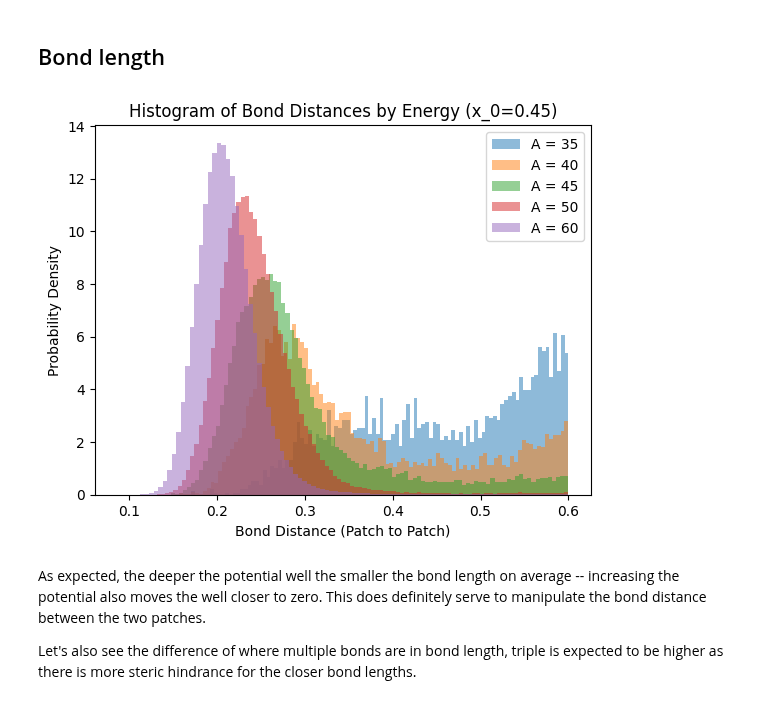
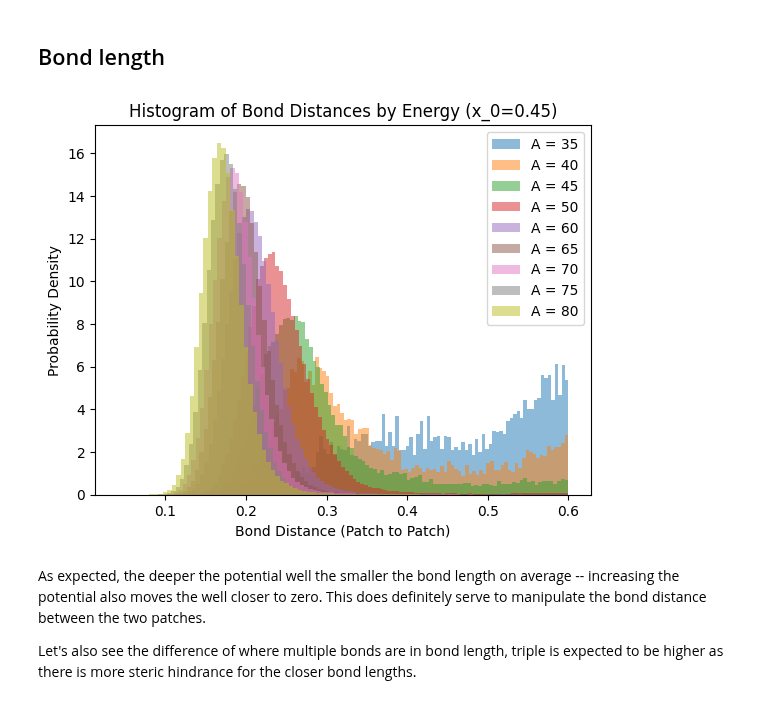
Before and after one commit to anotherbeaver/amine_polymers, a Jupyter notebook: 14October2025.ipynb, the cells around one changed output. Cells and saved outputs as stored; diff of their text form; code cells hidden in the pictures.

```diff
--- a/14October2025.ipynb
+++ b/14October2025.ipynb
@@ -34,29 +34,29 @@ Varying the factor in front of the Gaussian varies depth of the potential well.
 # %%
 # histogram of bond distances
 
 energies = [50, 60, 70, 80, 90, 100, 110]
-energies = [35, 40, 45, 50, 60]
+energies = [35, 40, 45, 50, 60, 65, 70, 75, 80]
 
 
 
 
 import matplotlib.pyplot as plt
 import pandas as pd
 
 for energy in energies:
     file = f'data/amine_bonds_{energy}.csv'
     data = pd.read_csv(file, skiprows=1, delimiter=' ', names=['timestep', 'id1', 'id2', 'x1', 'y1', 'z1', 'x2', 'y2', 'z2', 'distance'])
     plt.hist(data['distance'], bins=100, density=True, label=f'A = {energy}', alpha=0.5)
 
 plt.xlabel('Bond Distance (Patch to Patch)')
 plt.ylabel('Probability Density')
 plt.title('Histogram of Bond Distances by Energy (x_0=0.45)')
 plt.legend()
 plt.xlabel('Bond Distance (Patch to Patch)')
 plt.ylabel('Probability Density')
 plt.show()
 # %% [output]
-[figure, old version]
+[figure, new version]
 # %% [markdown]
 As expected, the deeper the potential well the smaller the bond length on average -- increasing the potential also moves the well closer to zero. This does definitely serve to manipulate the bond distance between the two patches.
 
```
Also changed, not shown: parts of 4 cells of this notebook, 6 other files.
